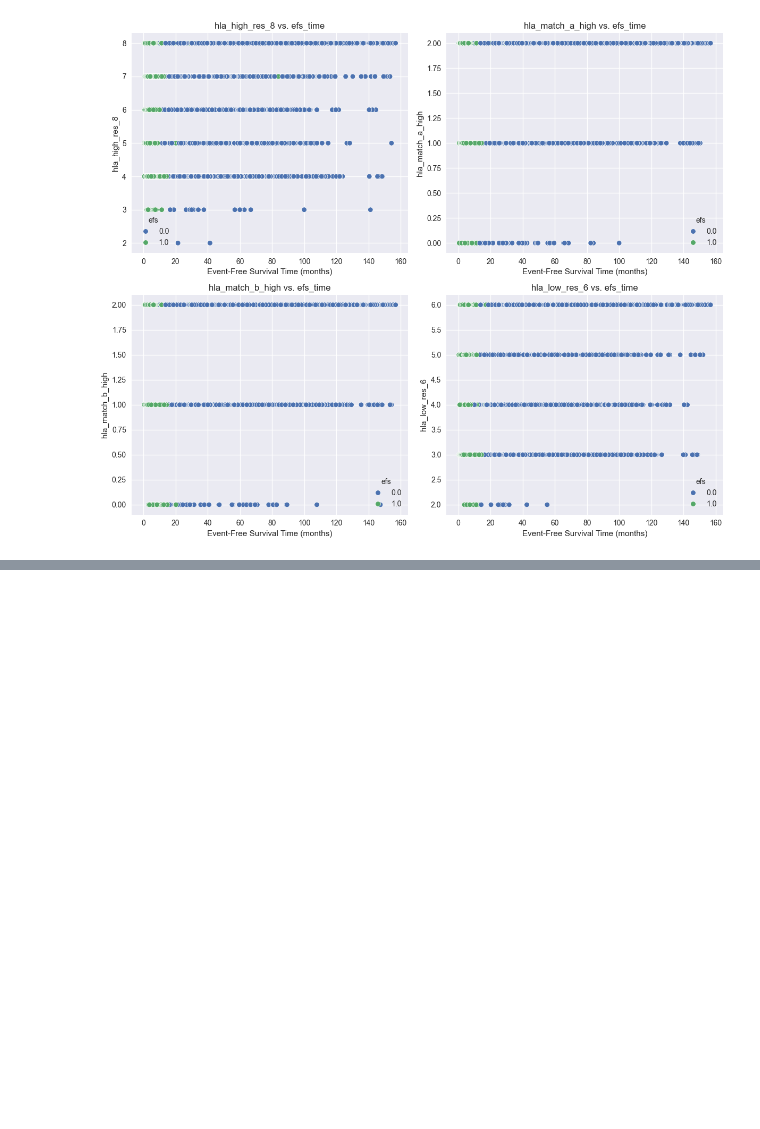
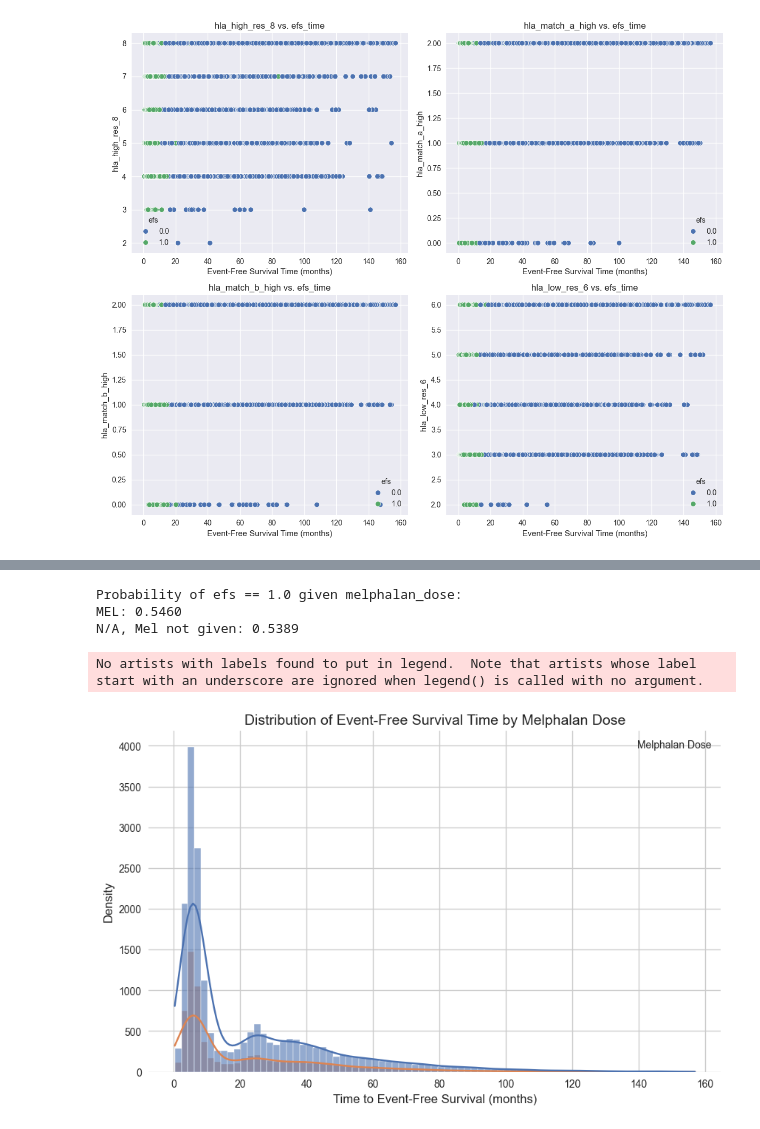
Before and after one commit to rmurudkar/kaggle-CIBMTR-Equity-in-post-HCT-Survival-Predictions, a Jupyter notebook: data_analysis.ipynb, the cells around one changed output, grey strips where cells are left out. Cells and saved outputs as stored; diff of their text form; code cells hidden in the pictures; blank space fills up the shorter version.

```diff
--- a/data_analysis.ipynb
+++ b/data_analysis.ipynb
@@ -377,0 +449,36 @@ Intermediate - TED AML case <missing cytogenetics                      0.5509
+# %%
+# Assuming df is the pandas DataFrame with the data
+# Calculate the probability of efs == 1.0 for each melphalan_dose category
+probabilities = df.groupby('melphalan_dose')['efs'].apply(lambda x: (x == 1.0).mean()).fillna(0)
+
+# Display the results
+print("Probability of efs == 1.0 given melphalan_dose:")
+for dose, prob in probabilities.items():
+    print(f"{dose}: {prob:.4f}")
+# %% [output]
+Probability of efs == 1.0 given melphalan_dose:
+MEL: 0.5460
+N/A, Mel not given: 0.5389
+# %%
+import seaborn as sns
+import matplotlib.pyplot as plt
+
+# Assuming df is the pandas DataFrame with the data
+# Set the style for better aesthetics
+sns.set_style("whitegrid")
+
+# Create a distribution plot (histogram + KDE) of efs_time, color-coded by melphalan_dose
+plt.figure(figsize=(10, 6))
+sns.histplot(data=df, x="efs_time", hue="melphalan_dose", kde=True, palette="deep", alpha=0.6)
+
+# Customize the plot
+plt.title("Distribution of Event-Free Survival Time by Melphalan Dose", fontsize=14)
+plt.xlabel("Time to Event-Free Survival (months)", fontsize=12)
+plt.ylabel("Density", fontsize=12)
+plt.legend(title="Melphalan Dose")
+
+# Show the plot
+plt.show()
+# %% [output]
+No artists with labels found to put in legend.  Note that artists whose label start with an underscore are ignored when legend() is called with no argument.
+[figure, added]
```
Also changed, not shown: parts of 3 cells of this notebook, 6 other files.
